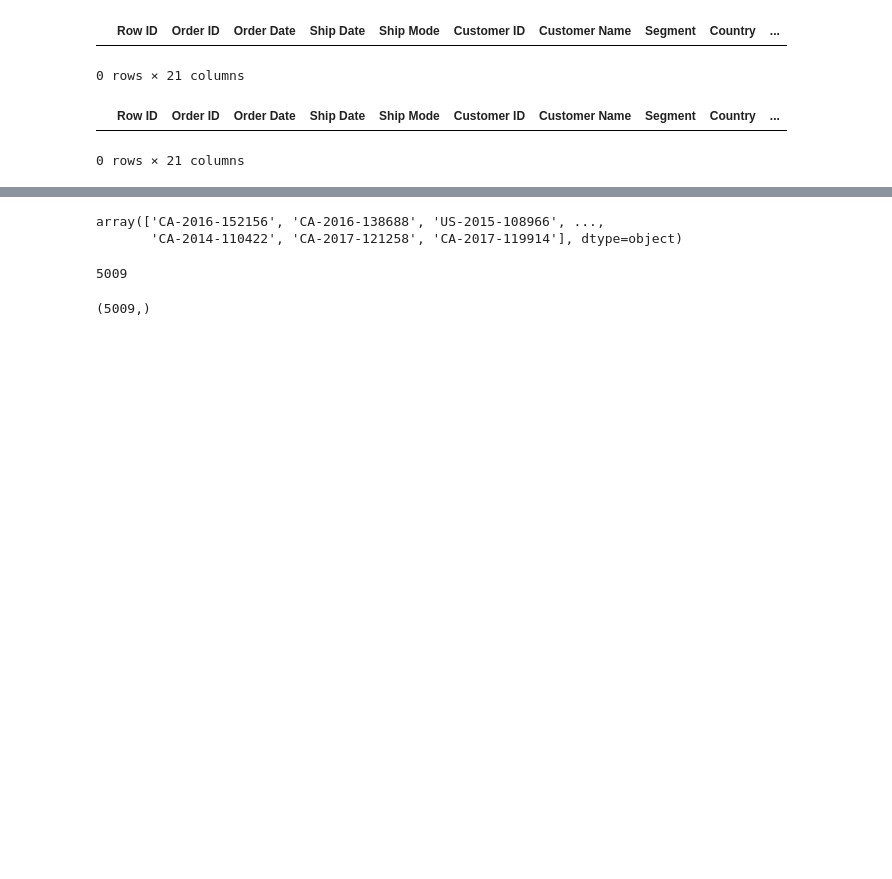
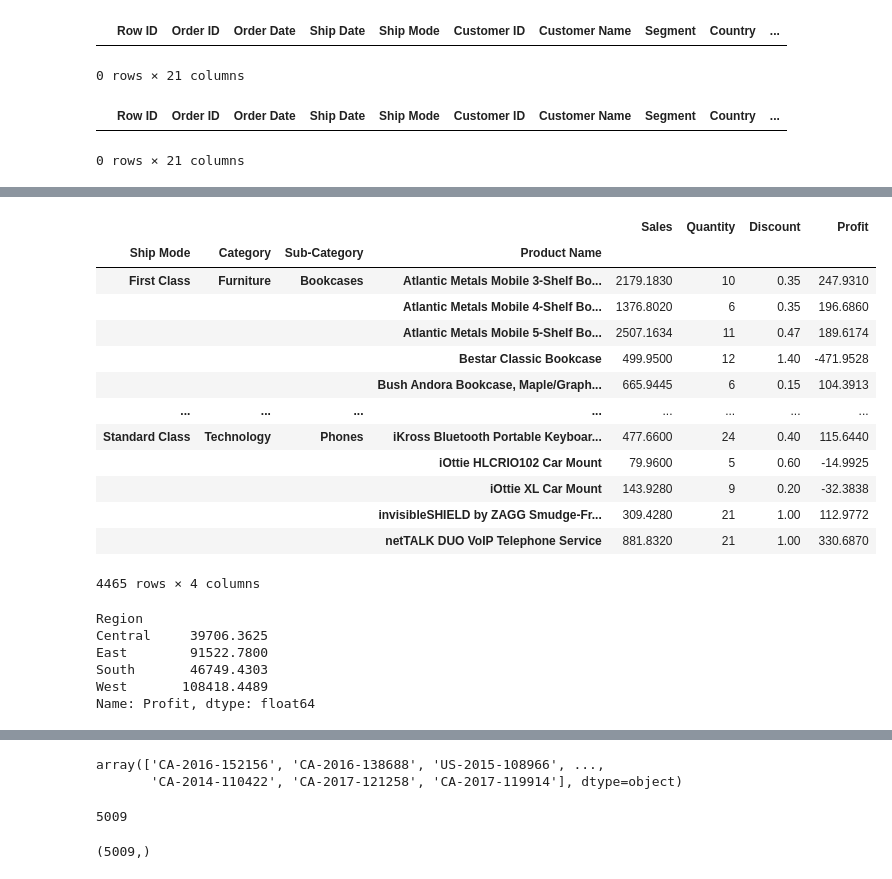
Before and after one commit to Sonia911/Pandas-Assignment, a Jupyter notebook: Super Store Data.ipynb, the cells around one changed output, grey strips where cells are left out. Drawn from its saved outputs; the diff is of its cells as text; code cells hidden in the pictures; blank space fills up the shorter version.

```diff
--- a/Super Store Data.ipynb
+++ b/Super Store Data.ipynb
@@ -128,0 +167,26 @@ x
+# %%
+a.groupby(["Ship Mode", "Category", "Sub-Category", "Product Name"])["Sales", "Quantity", "Discount", "Profit"].sum()
+# %% [output]
+|  |  |  |  | Sales | Quantity | Discount | Profit |
+| Ship Mode | Category | Sub-Category | Product Name |  |  |  |  |
+| First Class | Furniture | Bookcases | Atlantic Metals Mobile 3-Shelf Bo... | 2179.1830 | 10 | 0.35 | 247.9310 |
+|  |  |  | Atlantic Metals Mobile 4-Shelf Bo... | 1376.8020 | 6 | 0.35 | 196.6860 |
+|  |  |  | Atlantic Metals Mobile 5-Shelf Bo... | 2507.1634 | 11 | 0.47 | 189.6174 |
+|  |  |  | Bestar Classic Bookcase | 499.9500 | 12 | 1.40 | -471.9528 |
+|  |  |  | Bush Andora Bookcase, Maple/Graph... | 665.9445 | 6 | 0.15 | 104.3913 |
+| ... | ... | ... | ... | ... | ... | ... | ... |
+| Standard Class | Technology | Phones | iKross Bluetooth Portable Keyboar... | 477.6600 | 24 | 0.40 | 115.6440 |
+|  |  |  | iOttie HLCRIO102 Car Mount | 79.9600 | 5 | 0.60 | -14.9925 |
+|  |  |  | iOttie XL Car Mount | 143.9280 | 9 | 0.20 | -32.3838 |
+|  |  |  | invisibleSHIELD by ZAGG Smudge-Fr... | 309.4280 | 21 | 1.00 | 112.9772 |
+|  |  |  | netTALK DUO VoIP Telephone Service | 881.8320 | 21 | 1.00 | 330.6870 |
+4465 rows × 4 columns
+# %%
+a.groupby(["Region"])["Profit"].sum()
+# %% [output]
+Region
+Central     39706.3625
+East        91522.7800
+South       46749.4303
+West       108418.4489
+Name: Profit, dtype: float64
```
Also changed, not shown: parts of 22 cells of this notebook.
